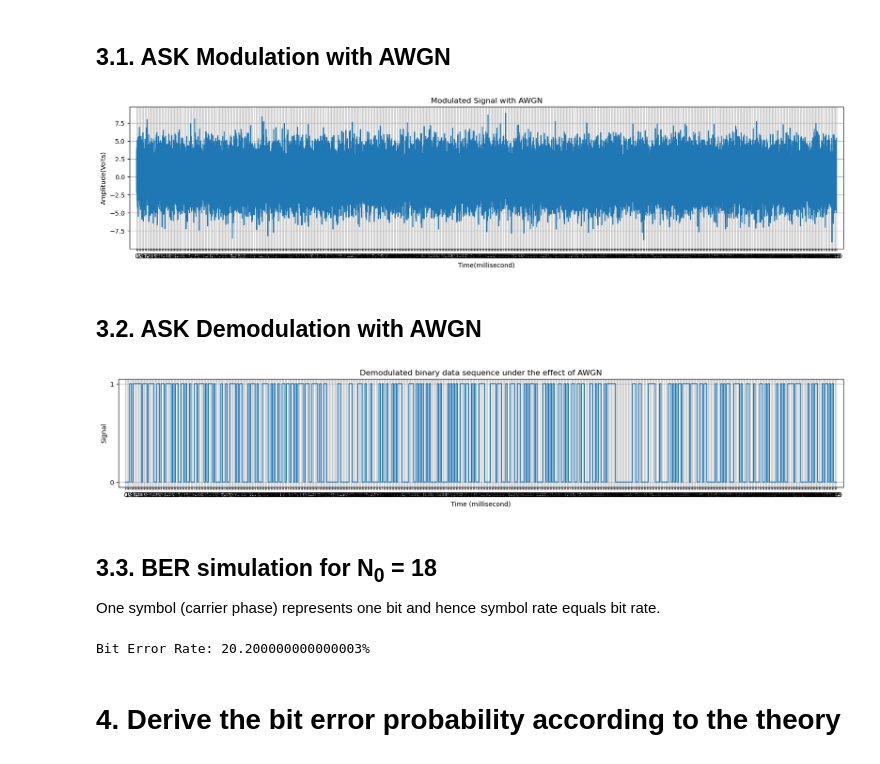
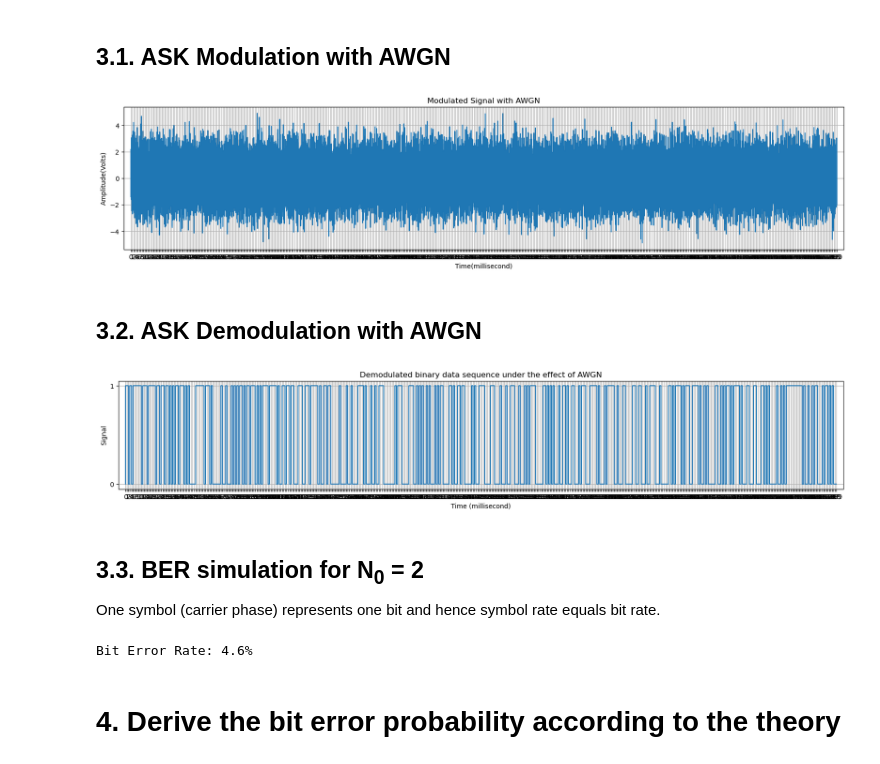
Before and after one commit to nguyen-tuan-hiep/Introduction-to-Communication-Engineering, a Jupyter notebook: ASK.ipynb, the cells around one changed output. Cells and saved outputs as stored; diff of their text form; code cells hidden in the pictures.

```diff
--- a/ASK.ipynb
+++ b/ASK.ipynb
@@ -127,22 +127,22 @@ def add_awgn(mod, std):
     return mod + noise
 # %%
 # add Gaussian noise with zero mean and variance N0/2 to the transmitted waveform
-N0 = 8
+N0 = 2
 standard_deviation = np.sqrt(N0/2)
 mod_noise = add_awgn(mod, standard_deviation)
 
 # plot the modulated signal with AWGN
 plt.figure(figsize=(20,4))
 plt.plot(1000*t,mod_noise)
 plt.xlabel('Time(millisecond)')
 plt.ylabel('Amplitude(Volts)')
 plt.xticks(1000*np.arange(0,Tb*n+Tb,Tb))
 plt.grid(True)
 plt.title('Modulated Signal with AWGN')
 plt.margins(x=0.01, y=0.05)
 plt.show()
 # %% [output]
-[figure, old version]
+[figure, new version]
 # %% [markdown]
 ## 3.2. ASK Demodulation with AWGN
 # %%
@@ -161,15 +161,15 @@ plt.grid(True)
 plt.margins(x=0.01, y=0.05)
 plt.show()
 # %% [output]
-[figure, old version]
+[figure, new version]
 # %% [markdown]
-## 3.3. BER simulation for N<sub>0</sub> = 18
+## 3.3. BER simulation for N<sub>0</sub> = 2
 One symbol (carrier phase) represents one bit and hence symbol rate equals bit rate.
 # %%
 Pb = np.count_nonzero(demod_noise - x) / len(x)
 print(f"Bit Error Rate: {Pb*100}%")
 # %% [output]
-Bit Error Rate: 20.200000000000003%
+Bit Error Rate: 4.6%
 # %% [markdown]
 # 4. Derive the bit error probability according to the theory
 # %% [markdown]
```
Also changed, not shown: parts of 2 cells of this notebook, 11 other files.
